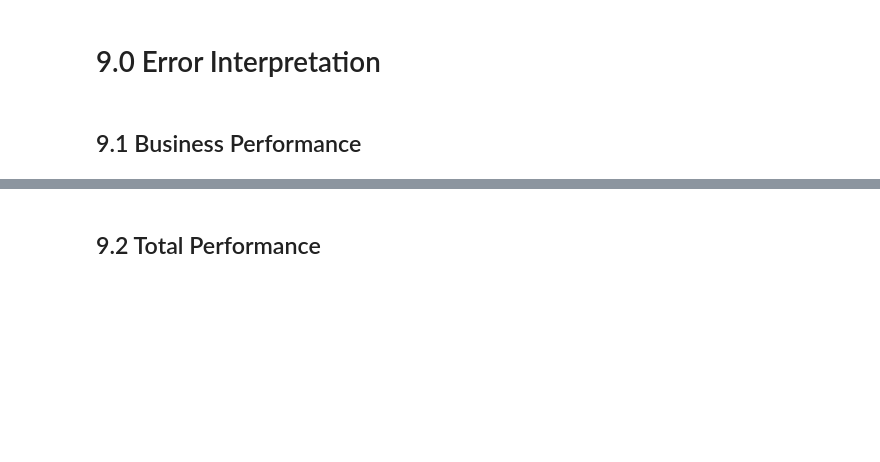
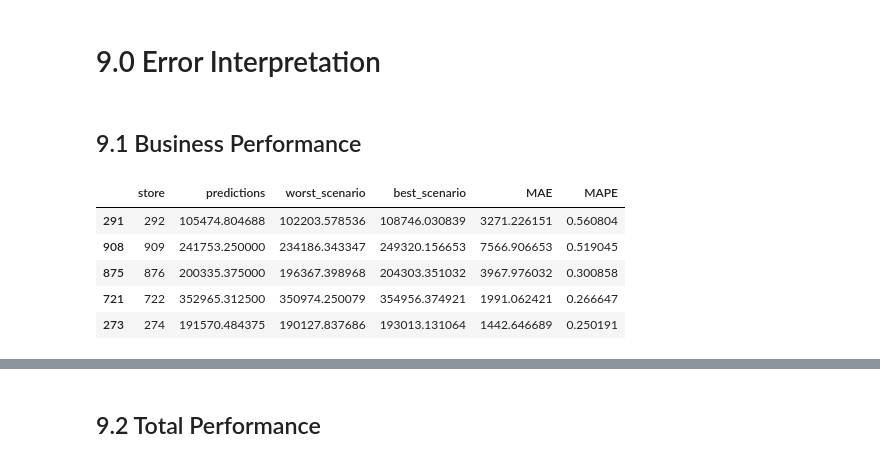
Before and after one commit to brunalimap/Rossmann_Stores, a Jupyter notebook: notebooks/m010_v01_store_sales_prediction.ipynb, the cells around one changed output, grey strips where cells are left out. Saved outputs shown, nothing was run; the diff lists cells and outputs as text; code cells hidden in the pictures; blank space fills up the shorter version.

```diff
--- a/notebooks/m010_v01_store_sales_prediction.ipynb
+++ b/notebooks/m010_v01_store_sales_prediction.ipynb
@@ -1384,3 +1393,12 @@ df9_aux4['best_scenario'] = df9_aux4['predictions'] + df9_aux4['MAE']
 #order columns
 
 df9_aux4= df9_aux4[['store','predictions','worst_scenario','best_scenario','MAE','MAPE']]
+# %%
+df9_aux4.sort_values("MAPE", ascending = False).head()
+# %% [output]
+|  | store | predictions | worst_scenario | best_scenario | MAE | MAPE |
+| 291 | 292 | 105474.804688 | 102203.578536 | 108746.030839 | 3271.226151 | 0.560804 |
+| 908 | 909 | 241753.250000 | 234186.343347 | 249320.156653 | 7566.906653 | 0.519045 |
+| 875 | 876 | 200335.375000 | 196367.398968 | 204303.351032 | 3967.976032 | 0.300858 |
+| 721 | 722 | 352965.312500 | 350974.250079 | 354956.374921 | 1991.062421 | 0.266647 |
+| 273 | 274 | 191570.484375 | 190127.837686 | 193013.131064 | 1442.646689 | 0.250191 |
```
Also changed, not shown: parts of 18 cells of this notebook.
